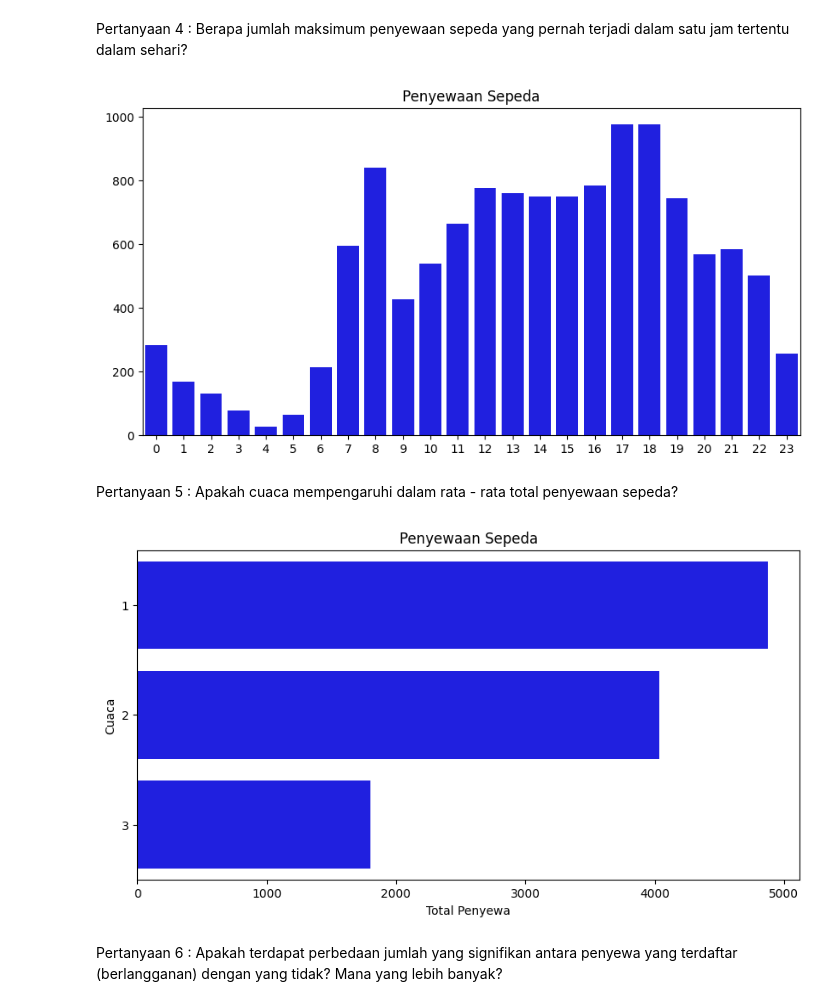
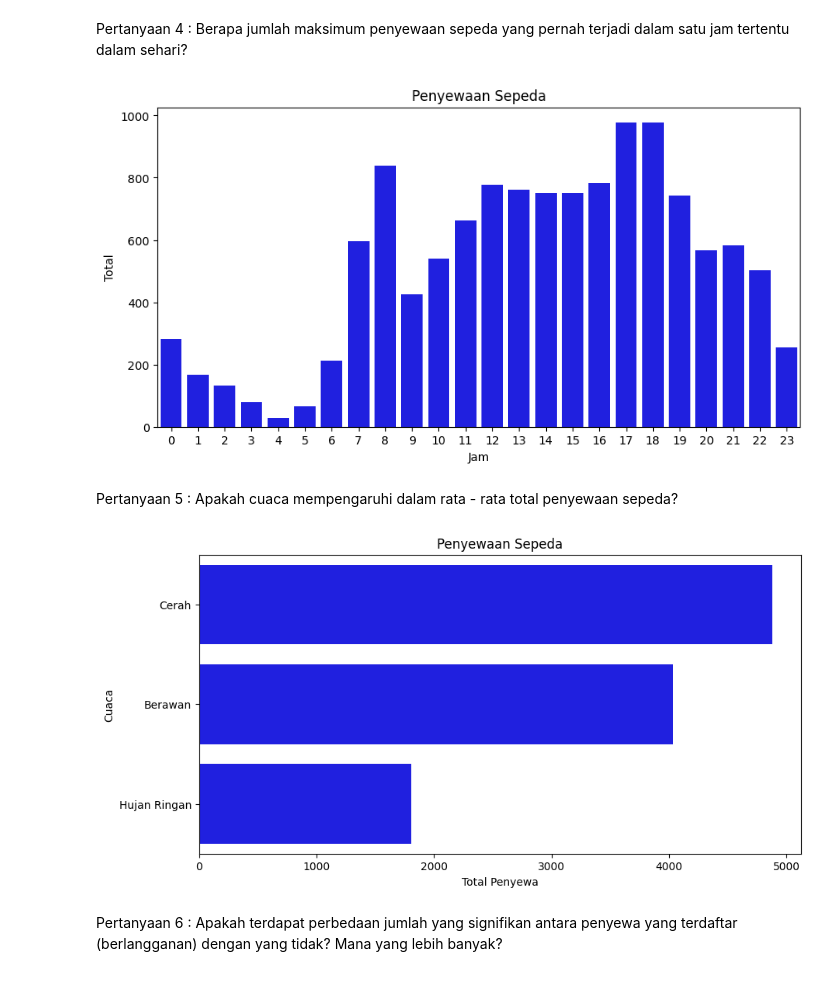
Before and after one commit to noelchrisdian/bike-sharing-analysis, a Jupyter notebook: Notebook.ipynb, the cells around one changed output. Drawn from its saved outputs; the diff is of its cells as text; code cells hidden in the pictures.

```diff
--- a/Notebook.ipynb
+++ b/Notebook.ipynb
@@ -279,24 +353,26 @@ Pertanyaan 4 : Berapa jumlah maksimum penyewaan sepeda yang pernah terjadi dalam
 # %%
 hourMax = hourdf.pivot_table(
     index='hour',
     values='total',
     aggfunc='max').reset_index().sort_values(by='total', ascending=False)
 
 plt.figure(figsize=(10, 5))
 sns.barplot(y='total',
             x='hour',
             data=hourMax,
             color='blue')
 plt.title('Penyewaan Sepeda')
-plt.ylabel(None)
-plt.xlabel(None)
+plt.ylabel('Total')
+plt.xlabel('Jam')
 plt.show()
 # %% [output]
-[figure, old version]
+[figure, new version]
 # %% [markdown]
 Pertanyaan 5 : Apakah cuaca mempengaruhi dalam rata - rata total penyewaan sepeda?
 # %%
 weather = daydf.pivot_table(index='weathersit', values='total', aggfunc='mean').reset_index()
+
+weather['weathersit'] = weather['weathersit'].replace({1: 'Cerah', 2: 'Berawan', 3: 'Hujan Ringan'})
 
 plt.figure(figsize=(10, 5))
 sns.barplot(
@@ -310,7 +386,7 @@ plt.ylabel('Cuaca')
 plt.title('Penyewaan Sepeda')
 plt.show()
 # %% [output]
-[figure, old version]
+[figure, new version]
 # %% [markdown]
 Pertanyaan 6 : Apakah terdapat perbedaan jumlah yang signifikan antara penyewa yang terdaftar (berlangganan) dengan yang tidak? Mana yang lebih banyak?
 # %%
```
Also changed, not shown: parts of 15 cells of this notebook.
